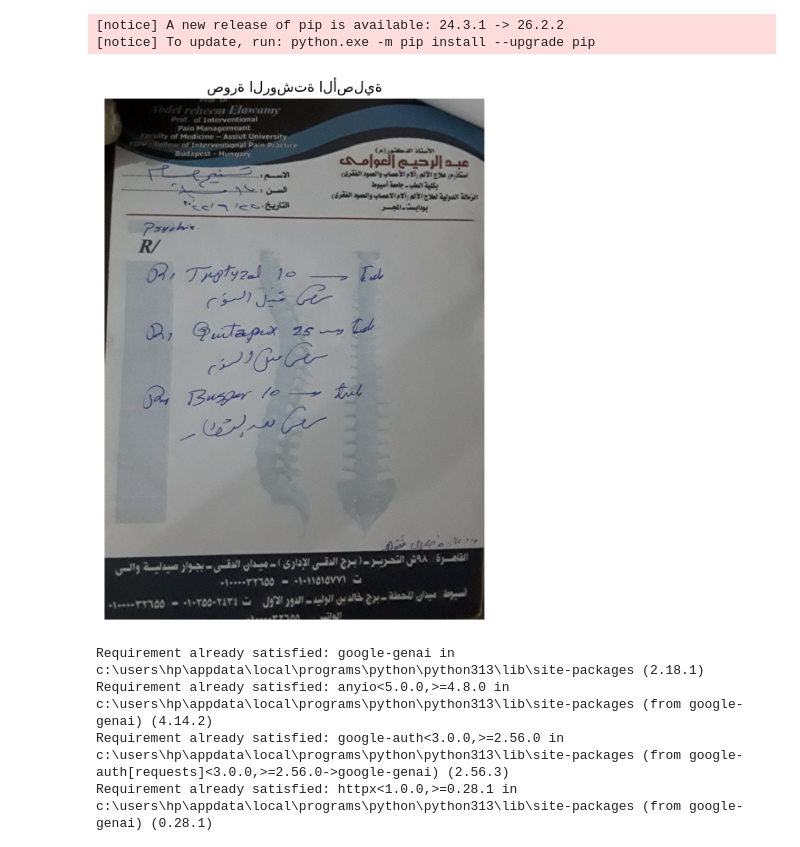
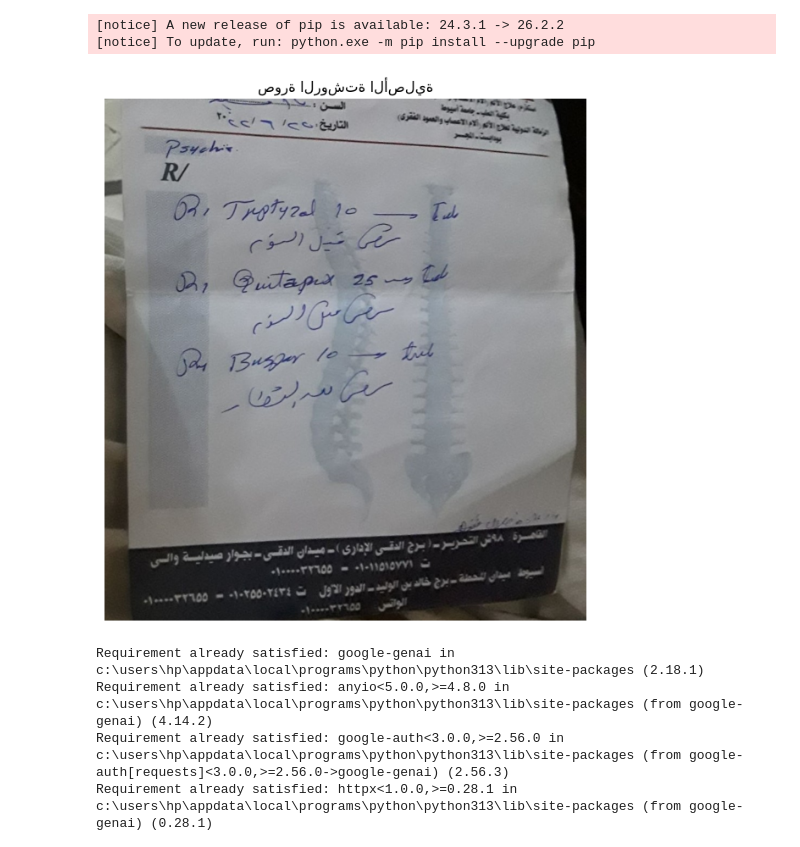
Before and after one commit to tjin9/ocr-demo, a Jupyter notebook: code.ipynb, the cells around one changed output. Cells and saved outputs as stored; diff of their text form; code cells hidden in the pictures.

Commit message:
update photo from  notebook

```diff
--- a/code.ipynb
+++ b/code.ipynb
@@ -25,24 +25,26 @@ Requirement already satisfied: six>=1.5 in c:\users\hp\appdata\local\programs\py
 # %%
 import cv2
 import matplotlib.pyplot as plt
 
-# حطي اسم أو مسار صورة الروشتة بتاعتك هنا
-image_path = "photo_y.jpg"  # استبدليها باسم صورتك
+
+image_path = "p_y.jpg"  # استبدليها باسم صورتك
 
 # قراءة الصورة
 img = cv2.imread(image_path)
 
 # OpenCV بيقرا الصور BGR، فنحولها لـ RGB عشان تظهر بالألوان الصح في Matplotlib
 img_rgb = cv2.cvtColor(img, cv2.COLOR_BGR2RGB)
 
+
+
 # عرض الصورة جوه الـ Notebook
 plt.figure(figsize=(8, 8))
 plt.imshow(img_rgb)
 plt.axis("off")
 plt.title("صورة الروشتة الأصلية")
 plt.show()
 # %% [output]
-[figure, old version]
+[figure, new version]
 # %%
 !pip install google-genai
 # %% [output]
```
Also changed, not shown: parts of 2 cells of this notebook.
